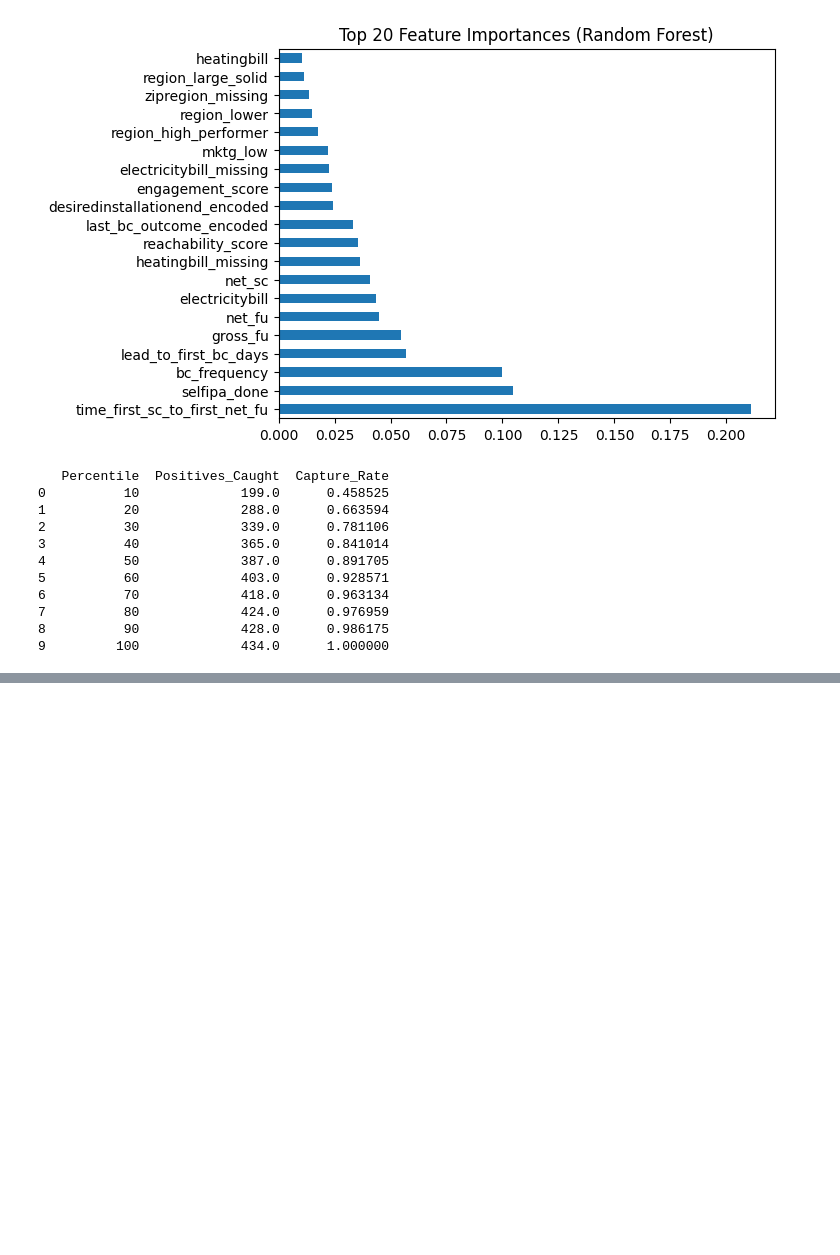
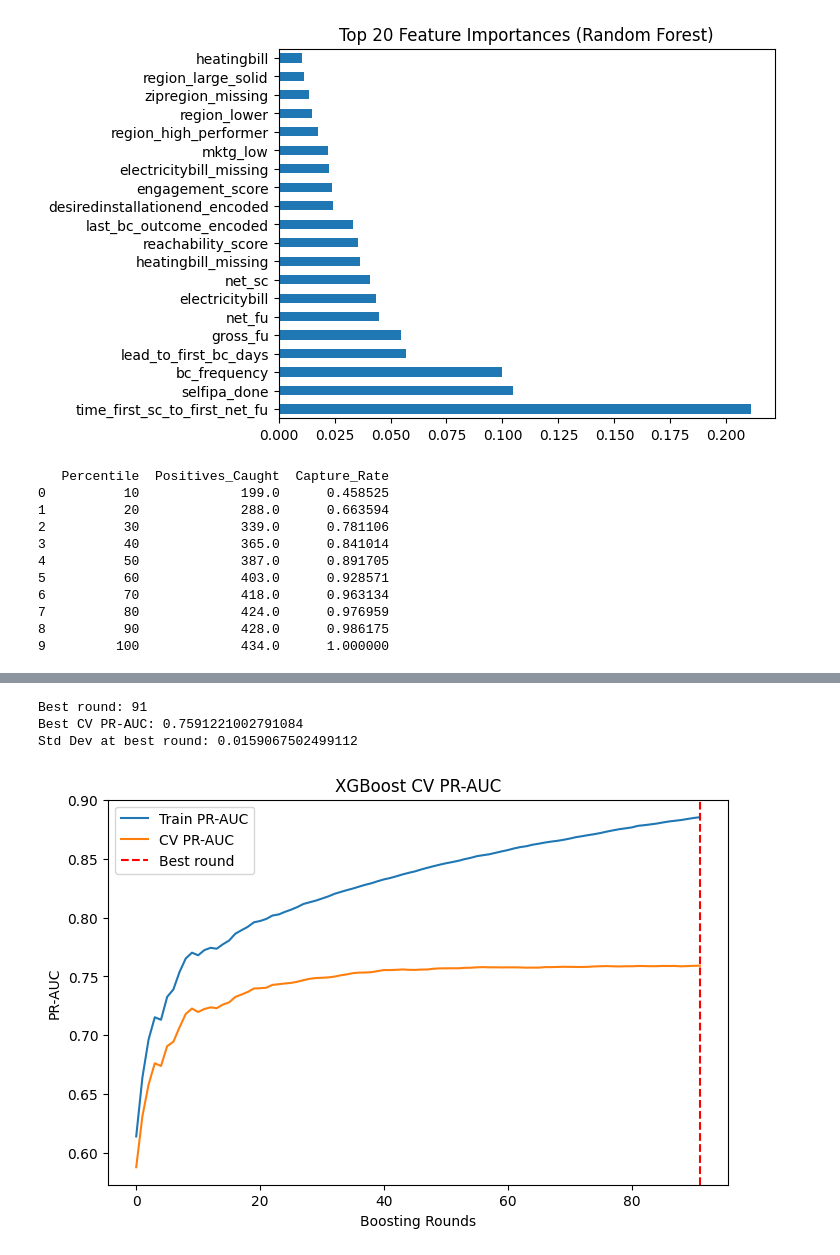
Before and after one commit to Elifchio/client, a Jupyter notebook: performance test only news_sc onward .ipynb, the cells around one changed output, grey strips where cells are left out. Cells and saved outputs as stored; diff of their text form; code cells hidden in the pictures; blank space fills up the shorter version.

```diff
--- a/performance test only news_sc onward .ipynb
+++ b/performance test only news_sc onward .ipynb
@@ -2783,0 +2864,59 @@ print(lift_df)
+# %%
+import xgboost as xgb
+import numpy as np
+import matplotlib.pyplot as plt
+
+# Prepare DMatrix
+dtrain = xgb.DMatrix(X, label=y)
+
+# Scale_pos_weight = ratio of negatives to positives
+scale_pos_weight = (len(y) - y.sum()) / y.sum()
+
+# XGBoost parameters
+params = {
+    "objective": "binary:logistic",
+    "eval_metric": "aucpr",     # PR-AUC
+    "scale_pos_weight": scale_pos_weight,
+    "eta": 0.1,                 # learning rate
+    "max_depth": 6,
+    "subsample": 0.8,
+    "colsample_bytree": 0.8,
+    "random_state": 42
+}
+
+# Run 5-fold CV
+cv_results = xgb.cv(
+    params=params,
+    dtrain=dtrain,
+    num_boost_round=1000,
+    nfold=5,
+    stratified=True,
+    early_stopping_rounds=50,
+    metrics="aucpr",
+    seed=42
+)
+
+# Find best round
+best_round = cv_results['test-aucpr-mean'].idxmax()
+best_mean = cv_results['test-aucpr-mean'].max()
+best_std = cv_results['test-aucpr-std'].iloc[best_round]
+
+print("Best round:", best_round)
+print("Best CV PR-AUC:", best_mean)
+print("Std Dev at best round:", best_std)
+
+# --- Optional: Plot CV performance ---
+plt.figure(figsize=(8,5))
+plt.plot(cv_results['train-aucpr-mean'], label='Train PR-AUC')
+plt.plot(cv_results['test-aucpr-mean'], label='CV PR-AUC')
+plt.axvline(best_round, color='r', linestyle='--', label='Best round')
+plt.xlabel("Boosting Rounds")
+plt.ylabel("PR-AUC")
+plt.title("XGBoost CV PR-AUC")
+plt.legend()
+plt.show()
+# %% [output]
+Best round: 91
+Best CV PR-AUC: 0.7591221002791084
+Std Dev at best round: 0.0159067502499112
+[figure, added]
```
Also changed, not shown: parts of 3 cells of this notebook.
